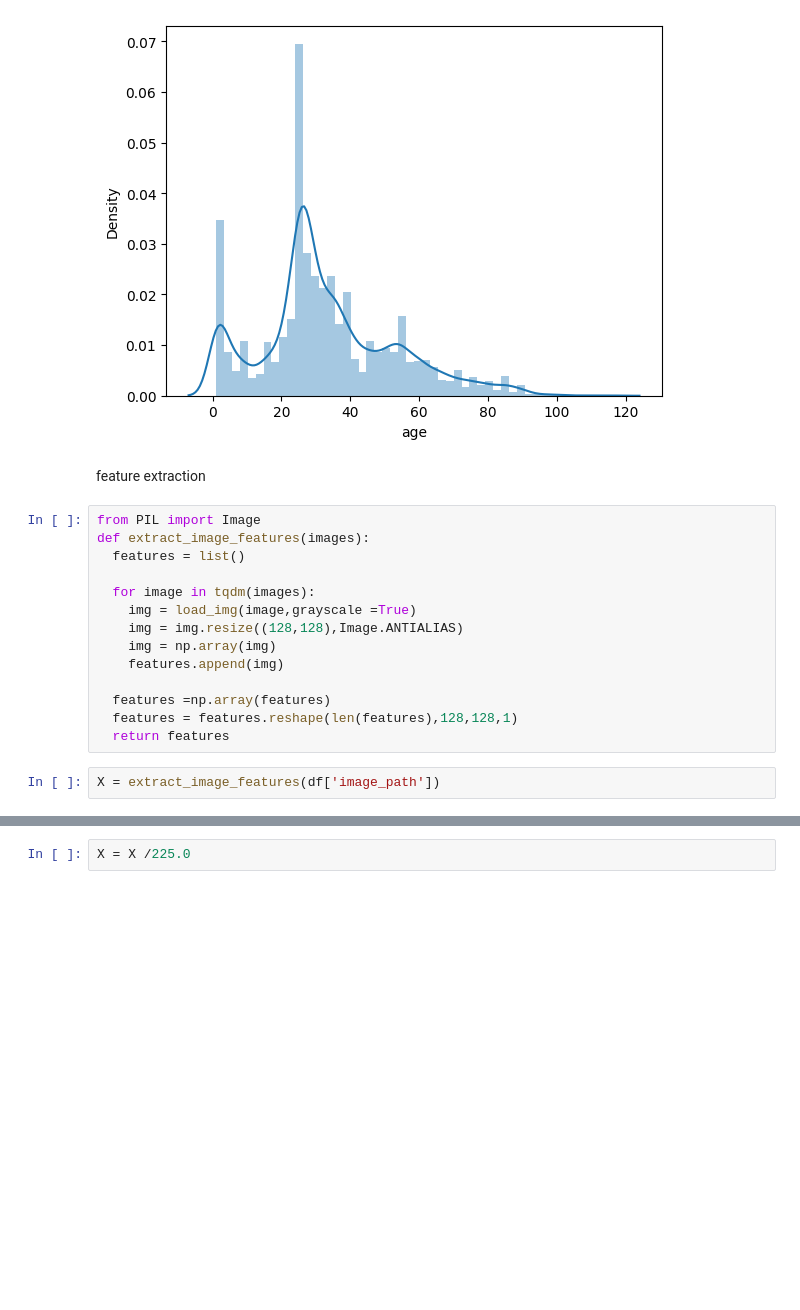
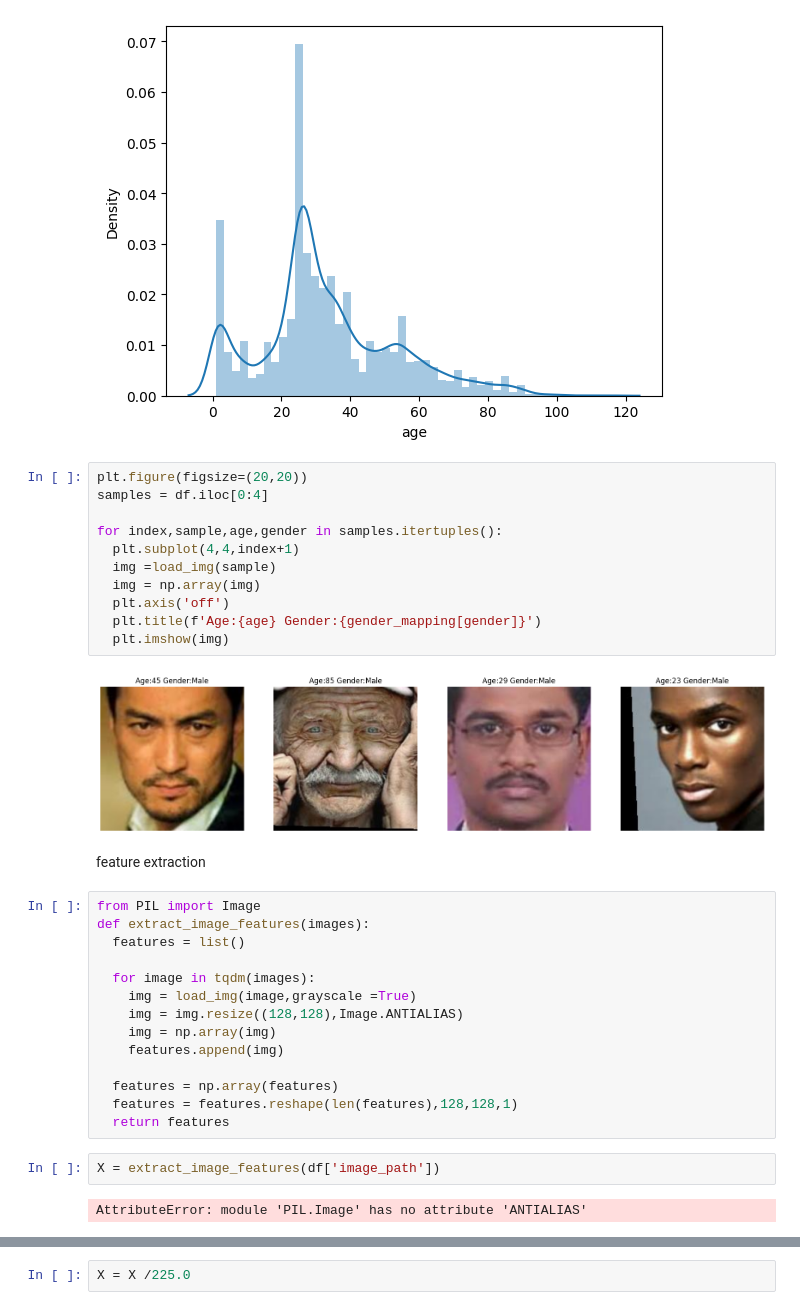
Before and after one commit to amaanhash/Profanity-Filter-for-kids-using-video-sharing-platform, a Jupyter notebook: FaceDetection.ipynb, the cells around one changed output, grey strips where cells are left out. Cells and saved outputs as stored; diff of their text form; blank space fills up the shorter version.

```diff
--- a/FaceDetection.ipynb
+++ b/FaceDetection.ipynb
@@ -62,6 +82,19 @@ sns.distplot(df['age'])
 # %% [output]
 <Axes: xlabel='age', ylabel='Density'>
 [figure]
+# %%
+plt.figure(figsize=(20,20))
+samples = df.iloc[0:4]
+
+for index,sample,age,gender in samples.itertuples():
+  plt.subplot(4,4,index+1)
+  img =load_img(sample)
+  img = np.array(img)
+  plt.axis('off')
+  plt.title(f'Age:{age} Gender:{gender_mapping[gender]}')
+  plt.imshow(img)
+# %% [output]
+[figure, added]
 # %% [markdown]
 feature extraction
 # %%
@@ -75,10 +108,12 @@ def extract_image_features(images):
     img = np.array(img)
     features.append(img)
 
-  features =np.array(features)
+  features = np.array(features)
   features = features.reshape(len(features),128,128,1)
   return features
 # %%
 X = extract_image_features(df['image_path'])
+# %% [output]
+AttributeError: module 'PIL.Image' has no attribute 'ANTIALIAS'
 # %%
 X.shape
```
Also changed, not shown: parts of 9 cells of this notebook.
